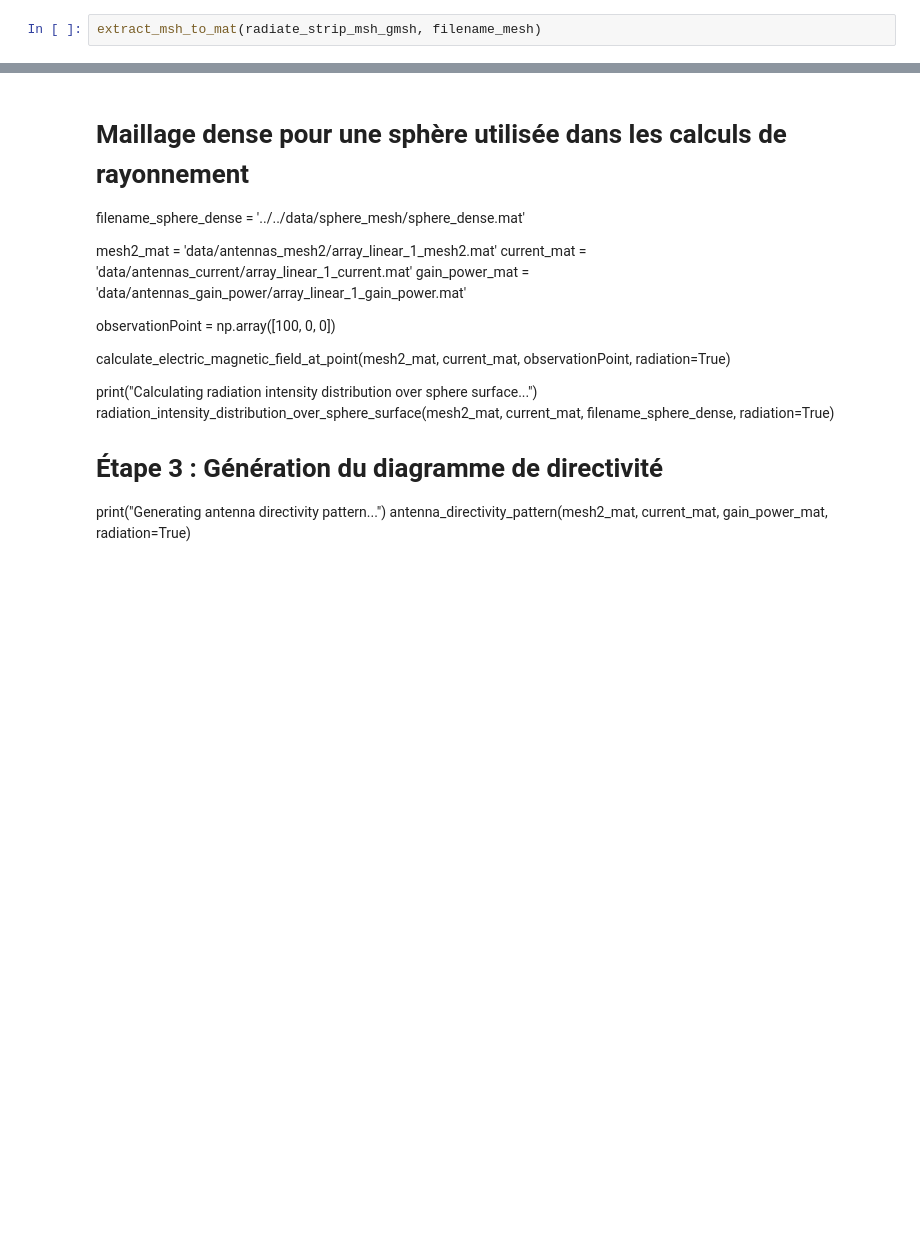
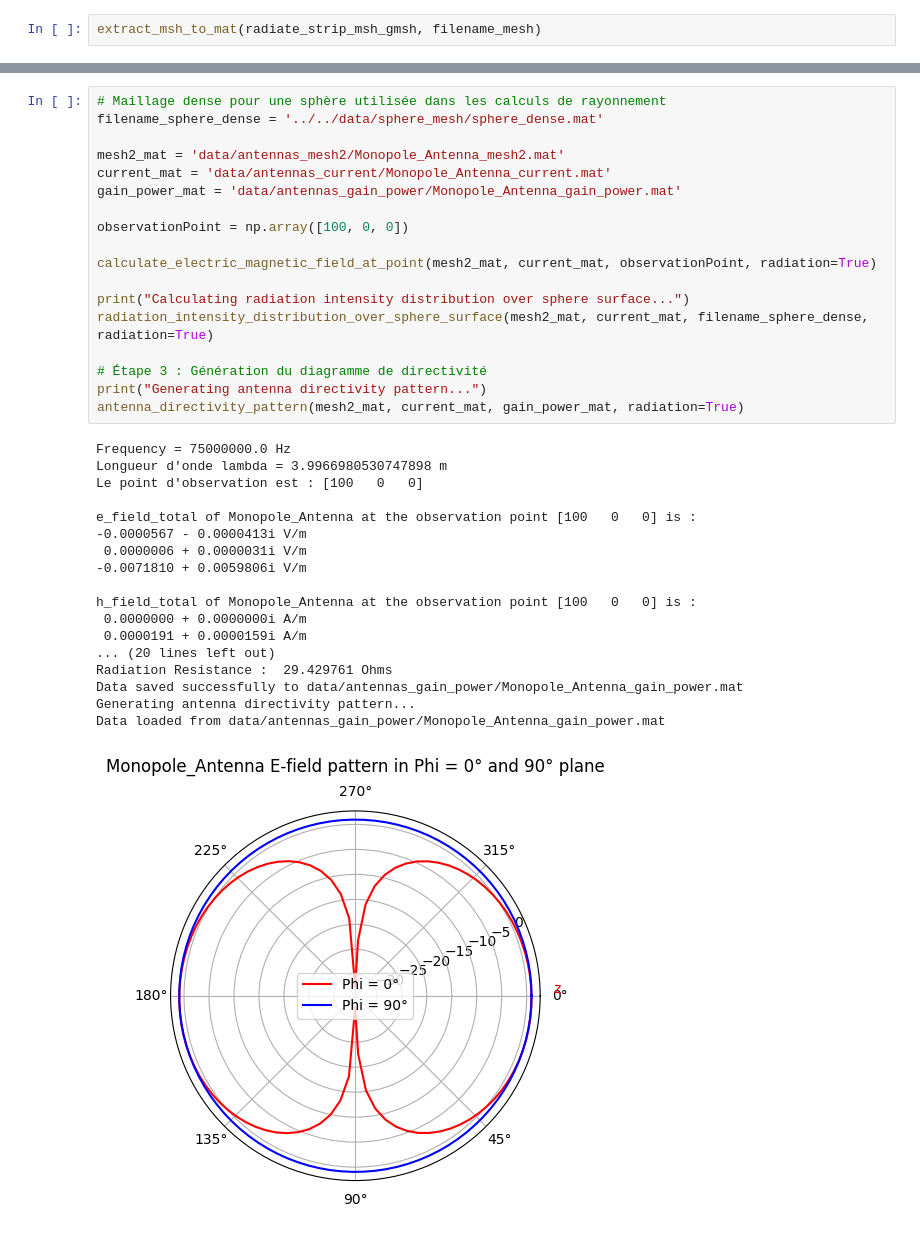
Before and after one commit to FahdilOuro/Antenna_Solver_MoM, a Jupyter notebook: antenna_simulation/radiation_antenna/monopole.ipynb, the cells around one changed output, grey strips where cells are left out. Saved outputs shown, nothing was run; the diff lists cells and outputs as text; blank space fills up the shorter version.

Commit message:
E-feld plot correct

```diff
--- a/antenna_simulation/radiation_antenna/monopole.ipynb
+++ b/antenna_simulation/radiation_antenna/monopole.ipynb
@@ -89,18 +92,37 @@ Temps écoulé pour le traitement de l'antenne étudiée : 1.175476 secondes
-# %% [markdown]
-# Maillage dense pour une sphère utilisée dans les calculs de rayonnement
-filename_sphere_dense = '../../data/sphere_mesh/sphere_dense.mat'
-
-mesh2_mat = 'data/antennas_mesh2/array_linear_1_mesh2.mat'
-current_mat = 'data/antennas_current/array_linear_1_current.mat'
-gain_power_mat = 'data/antennas_gain_power/array_linear_1_gain_power.mat'
-
-observationPoint = np.array([100, 0, 0])
-
-calculate_electric_magnetic_field_at_point(mesh2_mat, current_mat, observationPoint, radiation=True)
-
-print("Calculating radiation intensity distribution over sphere surface...")
-radiation_intensity_distribution_over_sphere_surface(mesh2_mat, current_mat, filename_sphere_dense, radiation=True)
-
-# Étape 3 : Génération du diagramme de directivité
-print("Generating antenna directivity pattern...")
-antenna_directivity_pattern(mesh2_mat, current_mat, gain_power_mat, radiation=True)
+# %%
+# Maillage dense pour une sphère utilisée dans les calculs de rayonnement
+filename_sphere_dense = '../../data/sphere_mesh/sphere_dense.mat'
+
+mesh2_mat = 'data/antennas_mesh2/Monopole_Antenna_mesh2.mat'
+current_mat = 'data/antennas_current/Monopole_Antenna_current.mat'
+gain_power_mat = 'data/antennas_gain_power/Monopole_Antenna_gain_power.mat'
+
+observationPoint = np.array([100, 0, 0])
+
+calculate_electric_magnetic_field_at_point(mesh2_mat, current_mat, observationPoint, radiation=True)
+
+print("Calculating radiation intensity distribution over sphere surface...")
+radiation_intensity_distribution_over_sphere_surface(mesh2_mat, current_mat, filename_sphere_dense, radiation=True)
+
+# Étape 3 : Génération du diagramme de directivité
+print("Generating antenna directivity pattern...")
+antenna_directivity_pattern(mesh2_mat, current_mat, gain_power_mat, radiation=True)
+# %% [output]
+Frequency = 75000000.0 Hz
+Longueur d'onde lambda = 3.9966980530747898 m
+Le point d'observation est : [100   0   0]
+
+e_field_total of Monopole_Antenna at the observation point [100   0   0] is :
+-0.0000567 - 0.0000413i V/m
+ 0.0000006 + 0.0000031i V/m
+-0.0071810 + 0.0059806i V/m
+
+h_field_total of Monopole_Antenna at the observation point [100   0   0] is :
+ 0.0000000 + 0.0000000i A/m
+ 0.0000191 + 0.0000159i A/m
+... (20 lines left out)
+Radiation Resistance :  29.429761 Ohms
+Data saved successfully to data/antennas_gain_power/Monopole_Antenna_gain_power.mat
+Generating antenna directivity pattern...
+Data loaded from data/antennas_gain_power/Monopole_Antenna_gain_power.mat
+[figure, added]
```
Also changed, not shown: parts of 1 cell of this notebook, 4 other files.
